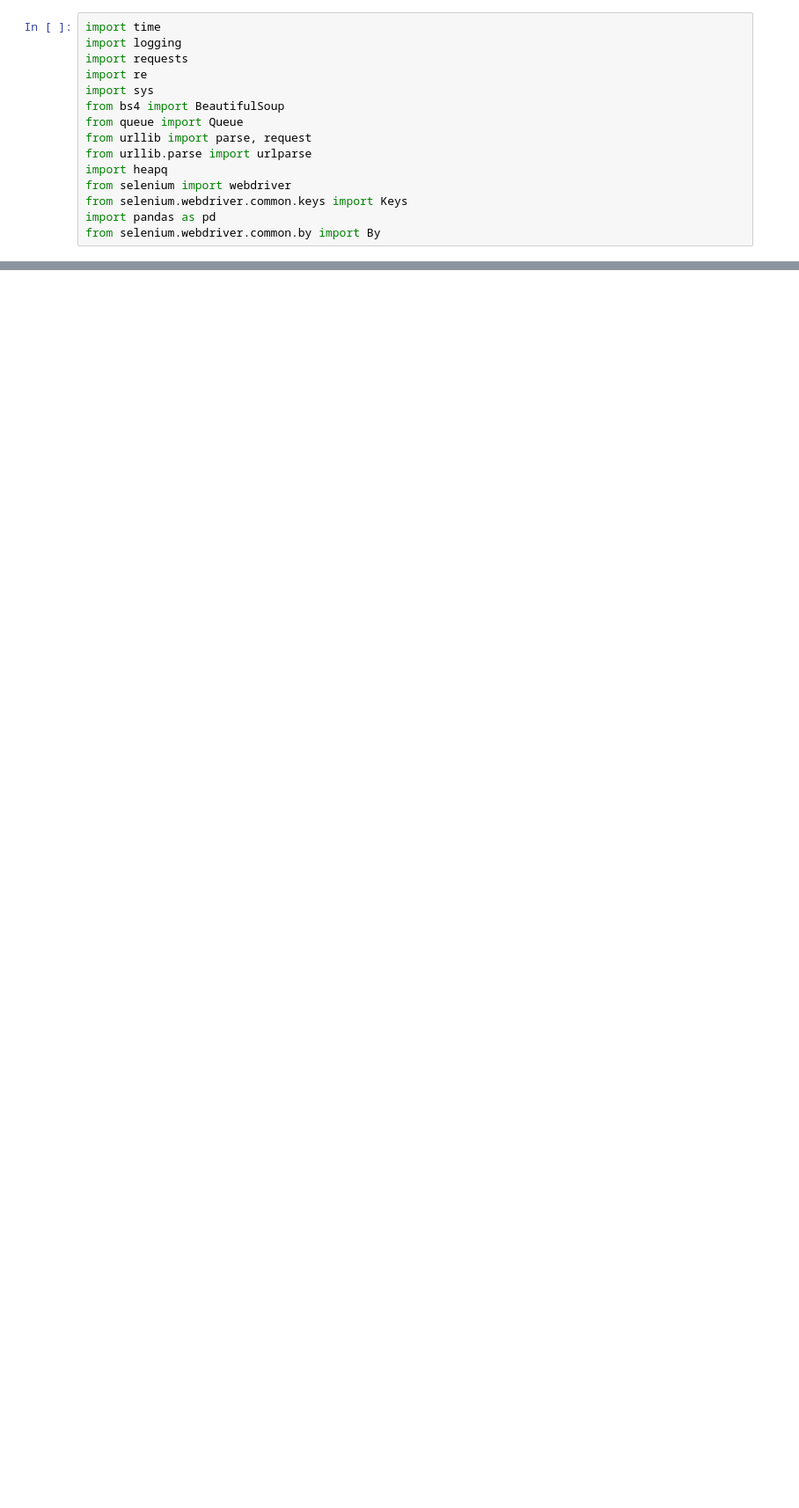
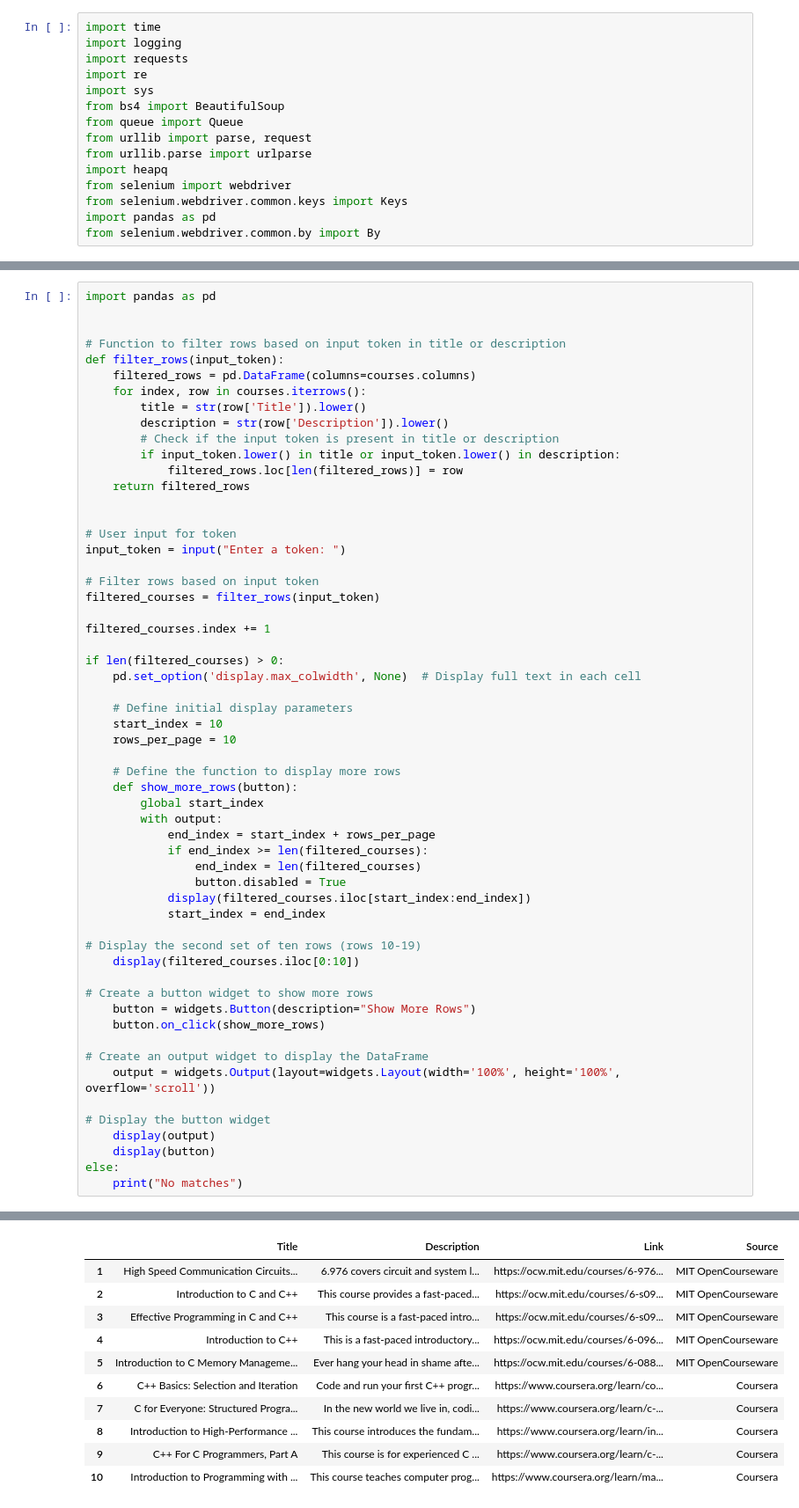
Before and after one commit to Lois-Wong/open-cs-courseware-scrapy, a Jupyter notebook: course_rec.ipynb, the cells around one changed output, grey strips where cells are left out. Shown at 88% size. Drawn from its saved outputs; the diff is of its cells as text; blank space fills up the shorter version.

```diff
--- a/course_rec.ipynb
+++ b/course_rec.ipynb
@@ -34,0 +83,58 @@ for course in descriptions:
+# %%
+import pandas as pd
+
+
+# Function to filter rows based on input token in title or description
+def filter_rows(input_token):
+    filtered_rows = pd.DataFrame(columns=courses.columns)
+    for index, row in courses.iterrows():
+        title = str(row['Title']).lower()
+        description = str(row['Description']).lower()
+        # Check if the input token is present in title or description
+        if input_token.lower() in title or input_token.lower() in description:
+            filtered_rows.loc[len(filtered_rows)] = row
+    return filtered_rows
+
+
+# User input for token
+input_token = input("Enter a token: ")
+
+# Filter rows based on input token
+filtered_courses = filter_rows(input_token)
+
+filtered_courses.index += 1
+
+if len(filtered_courses) > 0:
+    pd.set_option('display.max_colwidth', None)  # Display full text in each cell
+
+    # Define initial display parameters
+    start_index = 10
+    rows_per_page = 10
+
+    # Define the function to display more rows
+    def show_more_rows(button):
+        global start_index
+        with output:
+            end_index = start_index + rows_per_page
+            if end_index >= len(filtered_courses):
+                end_index = len(filtered_courses)
+                button.disabled = True
+            display(filtered_courses.iloc[start_index:end_index])
+            start_index = end_index
+
+# Display the second set of ten rows (rows 10-19)
+    display(filtered_courses.iloc[0:10])
+
+# Create a button widget to show more rows
+    button = widgets.Button(description="Show More Rows")
+    button.on_click(show_more_rows)
+
+# Create an output widget to display the DataFrame
+    output = widgets.Output(layout=widgets.Layout(width='100%', height='100%', overflow='scroll'))
+
+# Display the button widget
+    display(output)
+    display(button)
+else:
+    print("No matches")
+# %% [output]
@@ -34,0 +142,11 @@ for course in descriptions:
+|  | Title | Description | Link | Source |
+| 1 | High Speed Communication Circuits... | 6.976 covers circuit and system l... | https://ocw.mit.edu/courses/6-976... | MIT OpenCourseware |
+| 2 | Introduction to C and C++ | This course provides a fast-paced... | https://ocw.mit.edu/courses/6-s09... | MIT OpenCourseware |
+| 3 | Effective Programming in C and C++ | This course is a fast-paced intro... | https://ocw.mit.edu/courses/6-s09... | MIT OpenCourseware |
+| 4 | Introduction to C++ | This is a fast-paced introductory... | https://ocw.mit.edu/courses/6-096... | MIT OpenCourseware |
+| 5 | Introduction to C Memory Manageme... | Ever hang your head in shame afte... | https://ocw.mit.edu/courses/6-088... | MIT OpenCourseware |
+| 6 | C++ Basics: Selection and Iteration | Code and run your first C++ progr... | https://www.coursera.org/learn/co... | Coursera |
+| 7 | C for Everyone: Structured Progra... | In the new world we live in, codi... | https://www.coursera.org/learn/c-... | Coursera |
+| 8 | Introduction to High-Performance ... | This course introduces the fundam... | https://www.coursera.org/learn/in... | Coursera |
+| 9 | C++ For C Programmers, Part A | This course is for experienced C ... | https://www.coursera.org/learn/c-... | Coursera |
+| 10 | Introduction to Programming with ... | This course teaches computer prog... | https://www.coursera.org/learn/ma... | Coursera |
```
Also changed, not shown: parts of 10 cells of this notebook.
